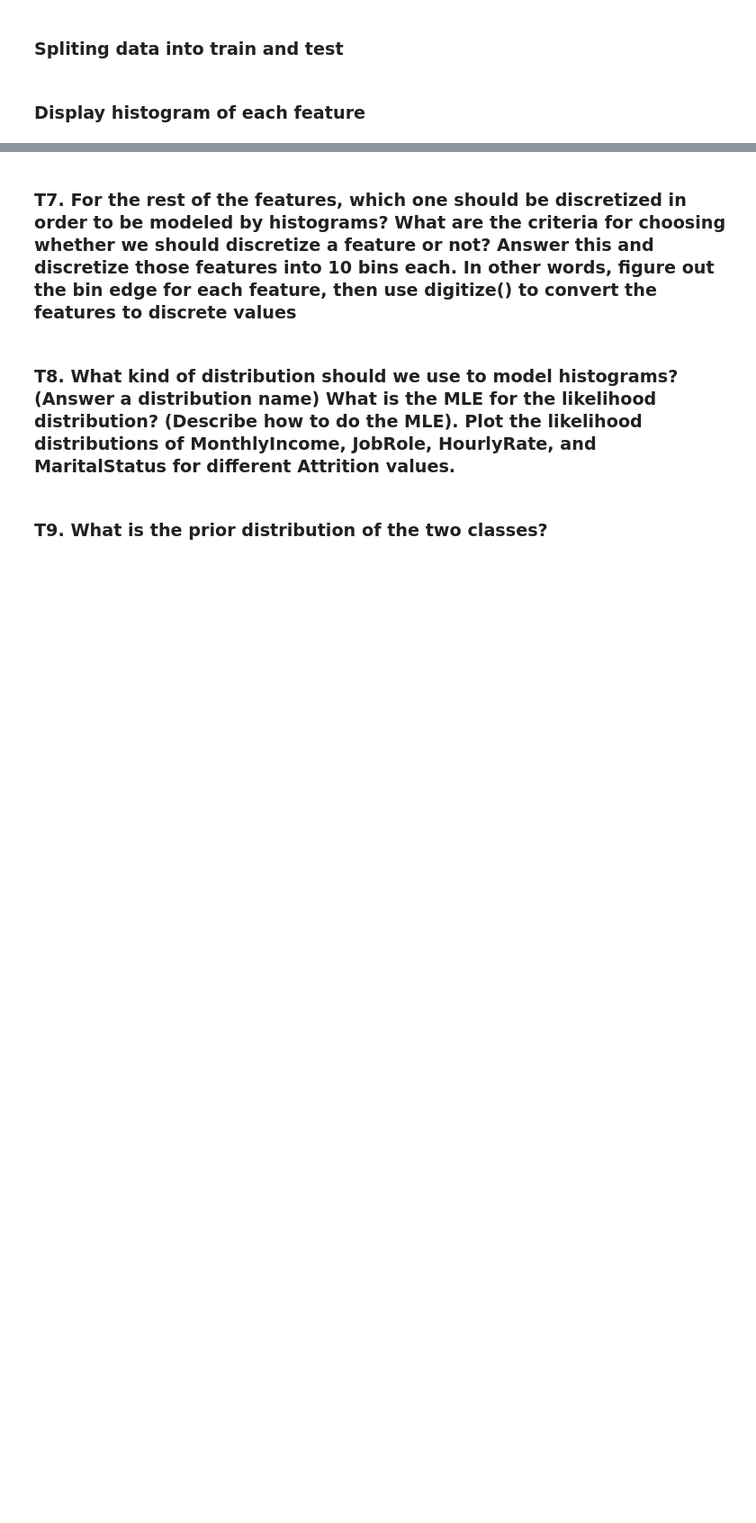
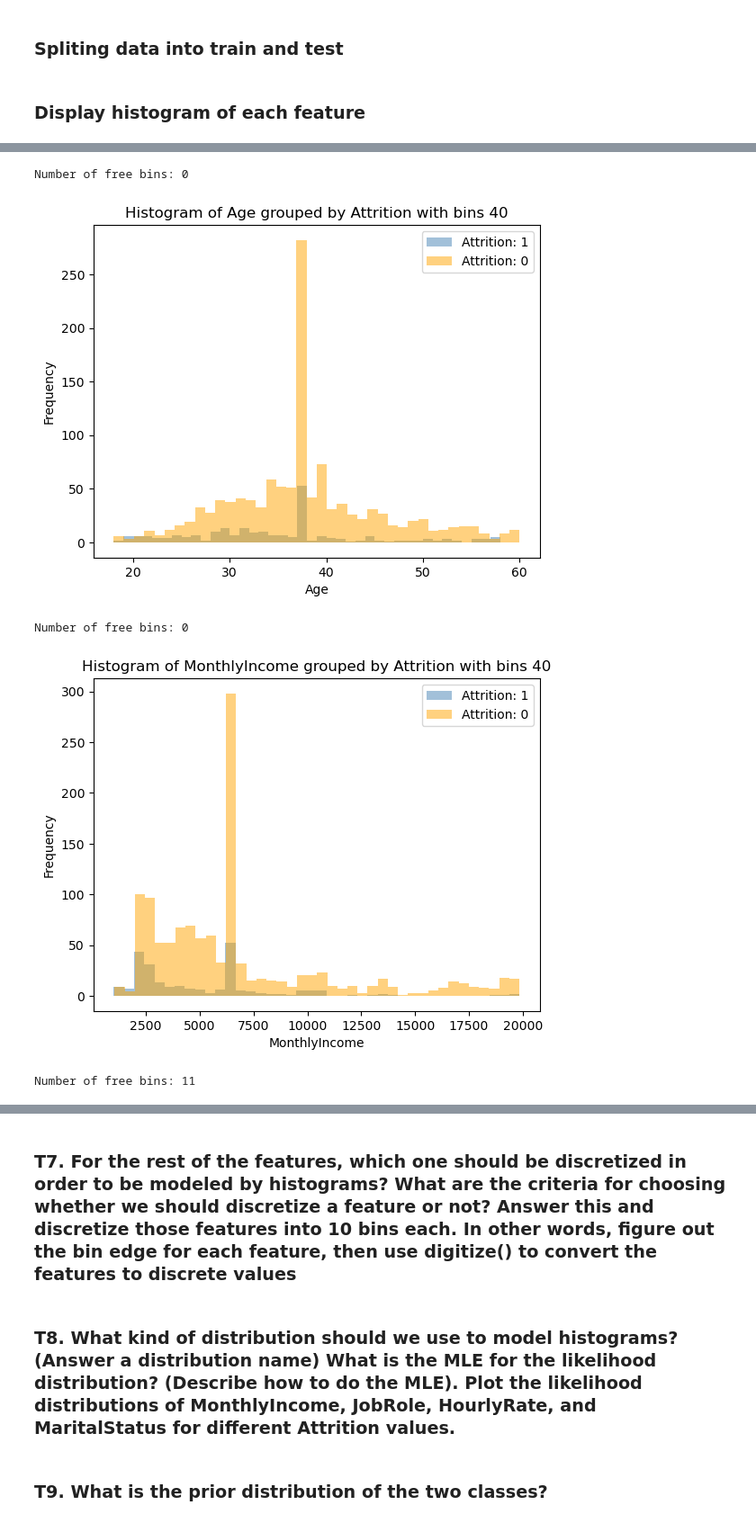
Before and after one commit to GnuBurn/PatternReg, a Jupyter notebook: Hw2/Pattern_HW2_student_2026.ipynb, the cells around one changed output, grey strips where cells are left out. Shown at 90% size. Drawn from its saved outputs; the diff is of its cells as text; code cells hidden in the pictures; blank space fills up the shorter version.

```diff
--- a/Hw2/Pattern_HW2_student_2026.ipynb
+++ b/Hw2/Pattern_HW2_student_2026.ipynb
@@ -46,8 +98,13 @@ string_categorical_col = ['Department', 'Attrition', 'BusinessTravel', 'Educatio
 # ENCODE STRING COLUMNS TO CATEGORICAL COLUMNS
 for col in string_categorical_col:
     # INSERT CODE HERE
-
+    df[col] = pd.Categorical(df[col]).codes
 # HANDLE NULL NUMBERS
 # INSERT CODE HERE
+for col in df.columns:
+    if df[col].dtype == np.float64:
+        df[col] = df[col].fillna(df[col].mean())
+    else:
+        df[col] = df[col].fillna(df[col].mode()[0])
 
 df = df.loc[:, ~df.columns.isin(['EmployeeNumber', 'Unnamed: 0', 'EmployeeCount', 'StandardHours', 'Over18'])]
@@ -68,2 +119,23 @@ def display_histogram(df, col_name, cls, n_bin = 40):
+# %%
+def display_histogram(df, col_name, cls, n_bin = 40):
+    # INSERT CODE HERE
+    classes = df[cls].unique()
+    colors = ['steelblue', 'orange']
+
+    for i, class_val in enumerate(classes):
+        data_filtered = df[(df[cls] == class_val) & (~np.isnan(df[col_name]))][col_name]
+        hist, bin_edge = np.histogram(data_filtered, bins=n_bin)
+        plt.fill_between(bin_edge.repeat(2)[1:-1],
+                         hist.repeat(2),
+                         facecolor=colors[i%len(colors)],
+                         alpha=0.5,
+                         label=f'{cls}: {class_val}')
+    free_bin_indices = np.where(hist == 0)[0]
+    print(f"Number of free bins: {len(free_bin_indices)}")
+    plt.title(f'Histogram of {col_name} grouped by {cls} with bins {n_bin}')
+    plt.xlabel(col_name)
+    plt.ylabel('Frequency')
+    plt.legend()
+    plt.show()
 # %% [markdown]
 ### T4. Observe the histogram for Age, MonthlyIncome and DistanceFromHome. How many bins have zero counts? Do you think this is a good discretization? Why?
@@ -69,0 +147,10 @@ def display_histogram(df, col_name, cls, n_bin = 40):
+# %%
+display_histogram(df, 'Age', 'Attrition')
+display_histogram(df, 'MonthlyIncome', 'Attrition')
+display_histogram(df, 'DistanceFromHome', 'Attrition')
+# %% [output]
+Number of free bins: 0
+[figure, added]
+Number of free bins: 0
+[figure, added]
+Number of free bins: 11
```
Also changed, not shown: parts of 15 cells of this notebook, 2 other files.
